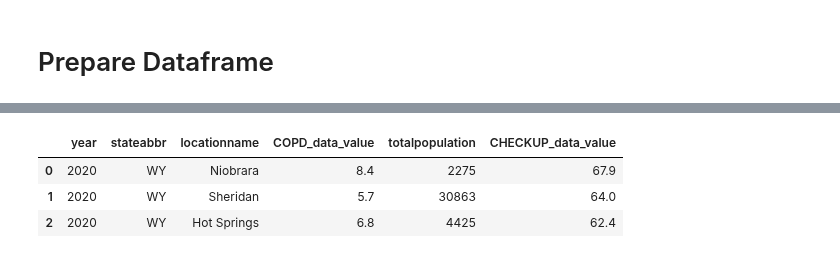
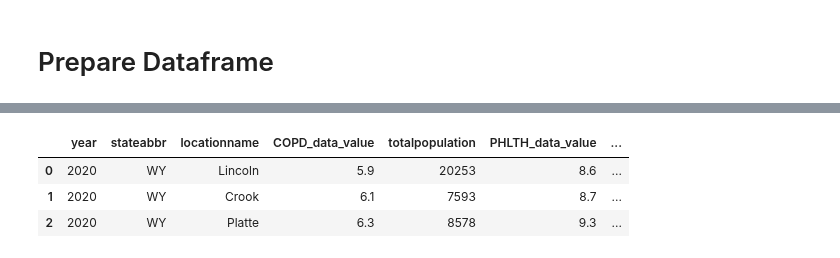
Before and after one commit to AvatarJoshi/copd_project, a Jupyter notebook: API_Connect.ipynb, the cells around one changed output, grey strips where cells are left out. Saved outputs shown, nothing was run; the diff lists cells and outputs as text; code cells hidden in the pictures.

Commit message:
Created a loop that adds all measures from each dataframe into a single ml_df. Found that some of the measures don't have any values. Will work on accounting for this

```diff
--- a/API_Connect.ipynb
+++ b/API_Connect.ipynb
@@ -206,15 +207,21 @@ dataframes_list
 # %%
-# Remove copd_df from dataframes_list
-dataframes_list.remove("copd_df")
+# Copy the copd_df dataframe to a new dataframe
+ml_df = copd_df.copy()
 
-# Merge copd_df with all dataframes in dataframes_list to create the ml_df
+# Merge the dataframes in dataframes_list to ml_df
 for dataframe in dataframes_list:
-    ml_df = copd_df.merge(globals()[dataframe], on=['year', 'stateabbr', 'locationname', 'totalpopulation'])
+    ml_df = ml_df.merge(globals()[dataframe], how='left', on=['year', 'totalpopulation', 'stateabbr', 'locationname'])
+
+# Rename the column COPD_data_value_x to COPD_data_value
+ml_df = ml_df.rename(columns={'COPD_data_value_x': 'COPD_data_value'})
+
+# Drop the column COPD_data_value_y
+ml_df = ml_df.drop(columns=['COPD_data_value_y'], axis=1)
 
 # Display dataframe and view all columns
 ml_df.head(3)
 # %% [output]
-|  | year | stateabbr | locationname | COPD_data_value | totalpopulation | CHECKUP_data_value |
-| 0 | 2020 | WY | Niobrara | 8.4 | 2275 | 67.9 |
-| 1 | 2020 | WY | Sheridan | 5.7 | 30863 | 64.0 |
-| 2 | 2020 | WY | Hot Springs | 6.8 | 4425 | 62.4 |
+|  | year | stateabbr | locationname | COPD_data_value | totalpopulation | PHLTH_data_value | ... |
+| 0 | 2020 | WY | Lincoln | 5.9 | 20253 | 8.6 | ... |
+| 1 | 2020 | WY | Crook | 6.1 | 7593 | 8.7 | ... |
+| 2 | 2020 | WY | Platte | 6.3 | 8578 | 9.3 | ... |
```
Also changed, not shown: parts of 11 cells of this notebook.
